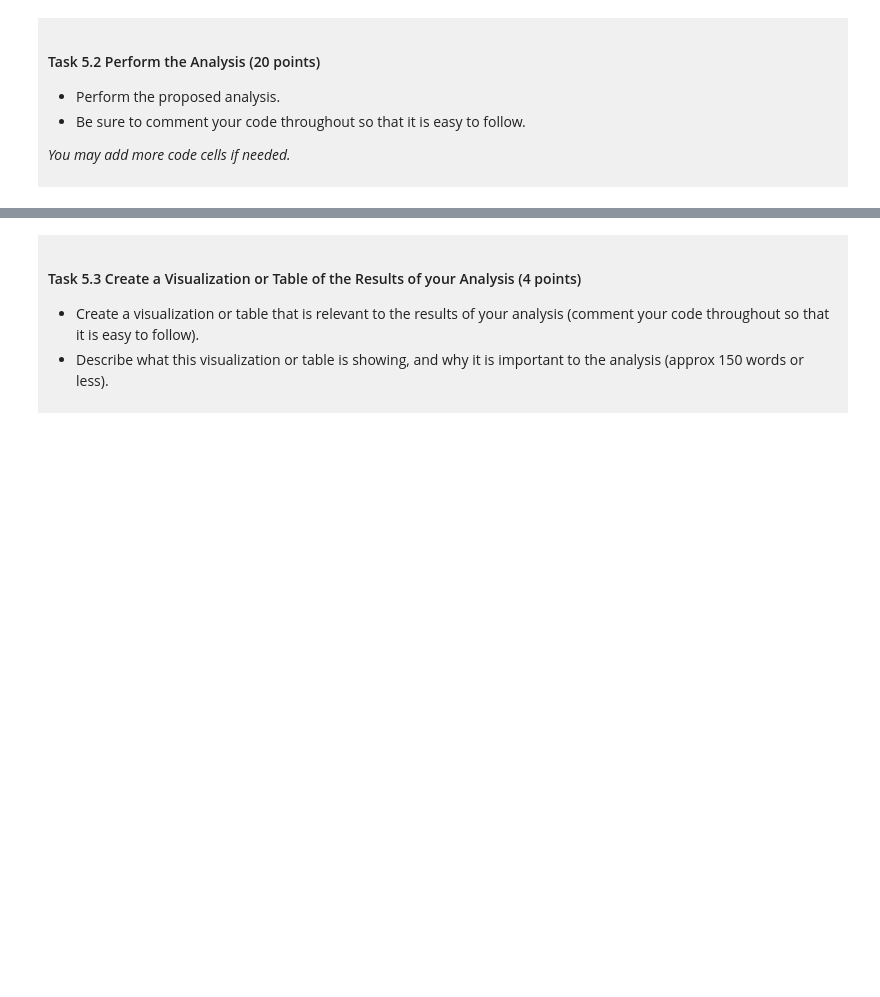
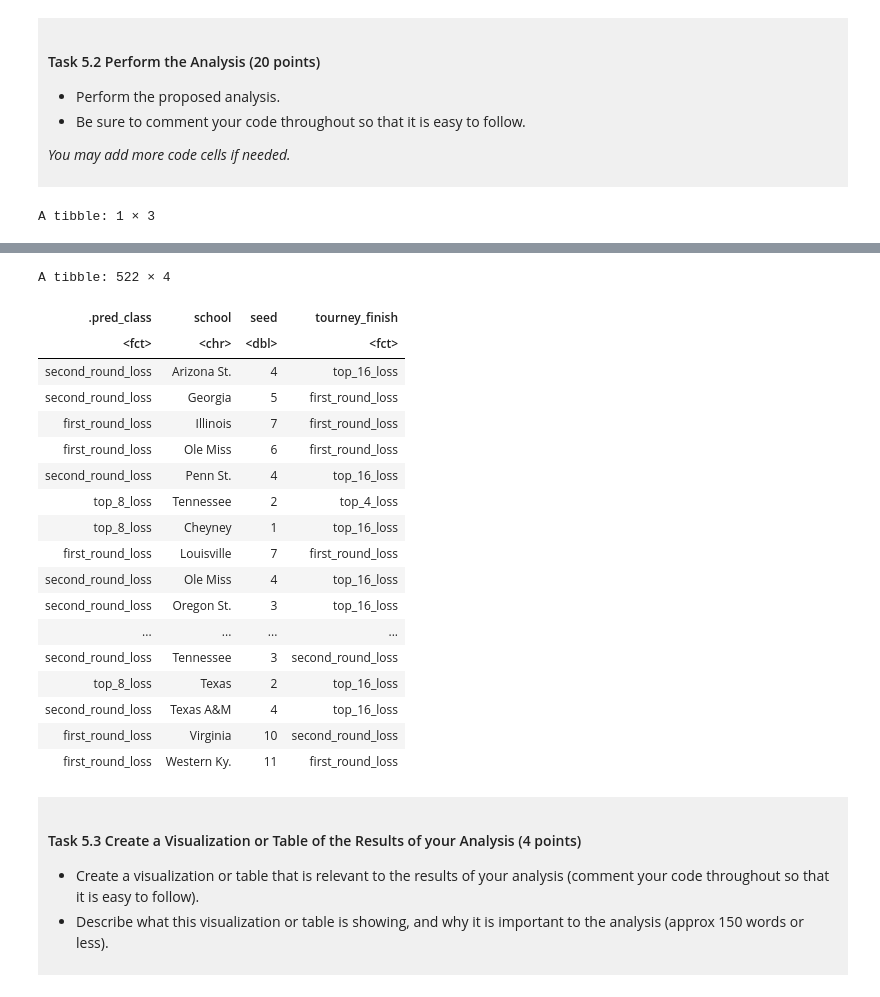
Before and after one commit to AngelinaHan12265/dsci-100-project-angelina-han, a Jupyter notebook: dsci-100-project-notebook.ipynb, the cells around one changed output, grey strips where cells are left out. Saved outputs shown, nothing was run; the diff lists cells and outputs as text; code cells hidden in the pictures; blank space fills up the shorter version.

```diff
--- a/dsci-100-project-notebook.ipynb
+++ b/dsci-100-project-notebook.ipynb
@@ -481,4 +481,63 @@ This is a *draft*, we require a commit at this stage but it does not need to be
 
 </div>
 # %%
-### EDIT THIS CODE CELL ###
+library(tidyverse)
+library(tidymodels)
+
+womens_model_data <- womens_tidy |>
+  filter(seed != 0) |>
+  mutate(tourney_finish = factor(tourney_finish))
+
+set.seed(67)
+
+womens_split <- initial_split(womens_model_data, prop = 0.75, strata = tourney_finish)
+womens_train <- training(womens_split)
+womens_test <- testing(womens_split)
+
+womens_recipe <- recipe(tourney_finish ~ seed, data = womens_train) |>
+  step_scale(all_predictors()) |>
+  step_center(all_predictors())
+
+knn_spec <- nearest_neighbor(neighbors = tune()) |>
+  set_engine("kknn") |>
+  set_mode("classification")
+
+womens_vfold <- vfold_cv(womens_train, v = 5,
+                         strata = tourney_finish)
+
+k_vals <- tibble(neighbors = 1:100)
+
+womens_results <- workflow() |>
+  add_recipe(womens_recipe) |>
+  add_model(knn_spec) |>
+  tune_grid(resamples = womens_vfold, grid = k_vals)
+
+womens_accuracies <- womens_results |>
+  collect_metrics() |>
+  filter(.metric == "accuracy")
+
+best_k <- womens_accuracies |>
+  arrange(desc(mean)) |>
+  slice(1)
+
+final_knn <- nearest_neighbor(neighbors = best_k$neighbors) |>
+  set_engine("kknn") |>
+  set_mode("classification")
+
+womens_fit <- workflow() |>
+  add_recipe(womens_recipe) |>
+  add_model(final_knn) |>
+  fit(data = womens_train)
+
+womens_predictions <- predict(womens_fit, womens_test) |>
+  bind_cols(womens_test)
+
+womens_predictions |>
+  accuracy(truth = tourney_finish, estimate = .pred_class)
+
+womens_predictions |>
+  conf_mat(truth = tourney_finish, estimate = .pred_class)
+
+womens_predictions
+# %% [output]
+A tibble: 1 × 3
@@ -485,3 +556,22 @@ This is a *draft*, we require a commit at this stage but it does not need to be
+A tibble: 522 × 4
+| .pred_class | school | seed | tourney_finish |
+| <fct> | <chr> | <dbl> | <fct> |
+| second_round_loss | Arizona St. | 4 | top_16_loss |
+| second_round_loss | Georgia | 5 | first_round_loss |
+| first_round_loss | Illinois | 7 | first_round_loss |
+| first_round_loss | Ole Miss | 6 | first_round_loss |
+| second_round_loss | Penn St. | 4 | top_16_loss |
+| top_8_loss | Tennessee | 2 | top_4_loss |
+| top_8_loss | Cheyney | 1 | top_16_loss |
+| first_round_loss | Louisville | 7 | first_round_loss |
+| second_round_loss | Ole Miss | 4 | top_16_loss |
+| second_round_loss | Oregon St. | 3 | top_16_loss |
+| ... | ... | ... | ... |
+| second_round_loss | Tennessee | 3 | second_round_loss |
+| top_8_loss | Texas | 2 | top_16_loss |
+| second_round_loss | Texas A&M | 4 | top_16_loss |
+| first_round_loss | Virginia | 10 | second_round_loss |
+| first_round_loss | Western Ky. | 11 | first_round_loss |
 # %% [markdown]
 <div style="background-color: #f0f0f0; padding: 10px;">
 
```
Also changed, not shown: parts of 5 cells of this notebook.
